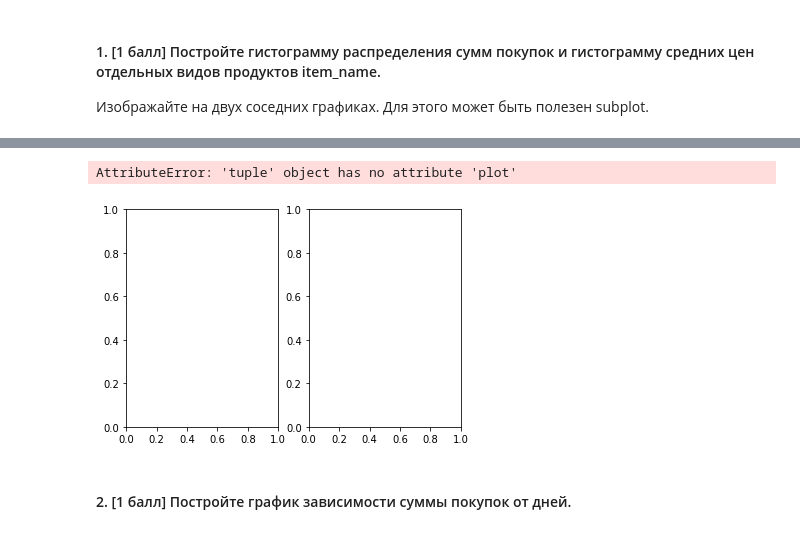
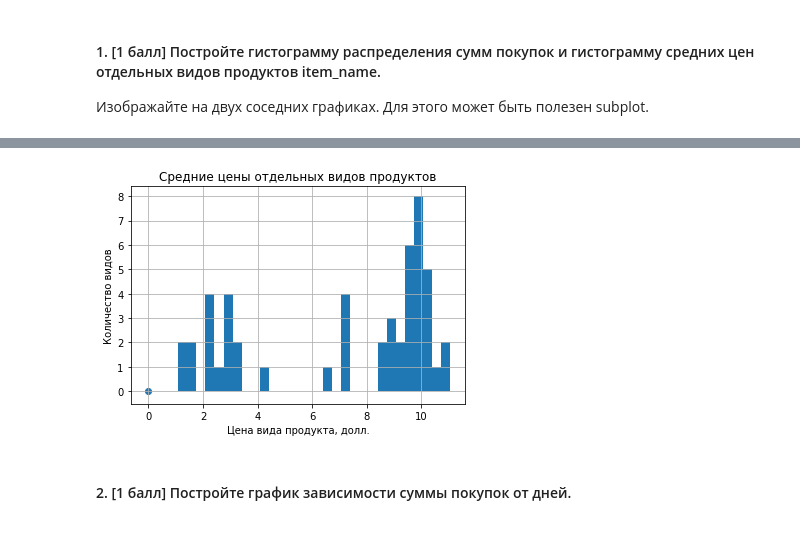
Before and after one commit to hse-mlearn/ha-01-maximkremer, a Jupyter notebook: homework-practice-01.ipynb, the cells around one changed output, grey strips where cells are left out. Drawn from its saved outputs; the diff is of its cells as text; code cells hidden in the pictures.

```diff
--- a/homework-practice-01.ipynb
+++ b/homework-practice-01.ipynb
@@ -357,31 +367,18 @@ data['date'] = data.order_id.map(dates['date'])
 # %%
-fig, axes = plt.subplots(1, 2)
-fig1.plot(0, 0)
-fig2.plot(0, 1)
-
-# первая гистограмма
-fig1 = plt.hist(data.groupby('order_id').sum().new_item_price, bins = 90)
-plt.scatter(0, 0)
-plt.title('Распределение сумм покупок')
-plt.xlabel('Сумма покупки, долл.')
-plt.ylabel('Количество покупок')
-plt.grid()
-
 # вторая гистограмма
 data_item = data.sort_values(by = 'item_name')
 # создадим новый столбец, полученный склеиванием столбцов названия товара и его цены
 data_item['merged'] = data_item['item_name'] + data_item['new_item_price_quantity'].astype(str)
 # удалим дубликаты в новом столбце, так мы оставим по одному образцу каждой цены определённого товара
 data_item.drop_duplicates(['merged'], keep = 'first')
 fig2 = plt.hist(data_item.groupby('item_name').mean().new_item_price_quantity, bins = 30)
 plt.scatter(0, 0)
 plt.title('Средние цены отдельных видов продуктов')
 plt.xlabel('Цена вида продукта, долл.')
 plt.ylabel('Количество видов')
 plt.grid()
 # %% [output]
-AttributeError: 'tuple' object has no attribute 'plot'
-[figure, old version]
+[figure, new version]
 # %% [markdown]
 #### 2. [1 балл] Постройте график зависимости суммы покупок от дней.
 # %%
```
Also changed, not shown: parts of 2 cells of this notebook.
